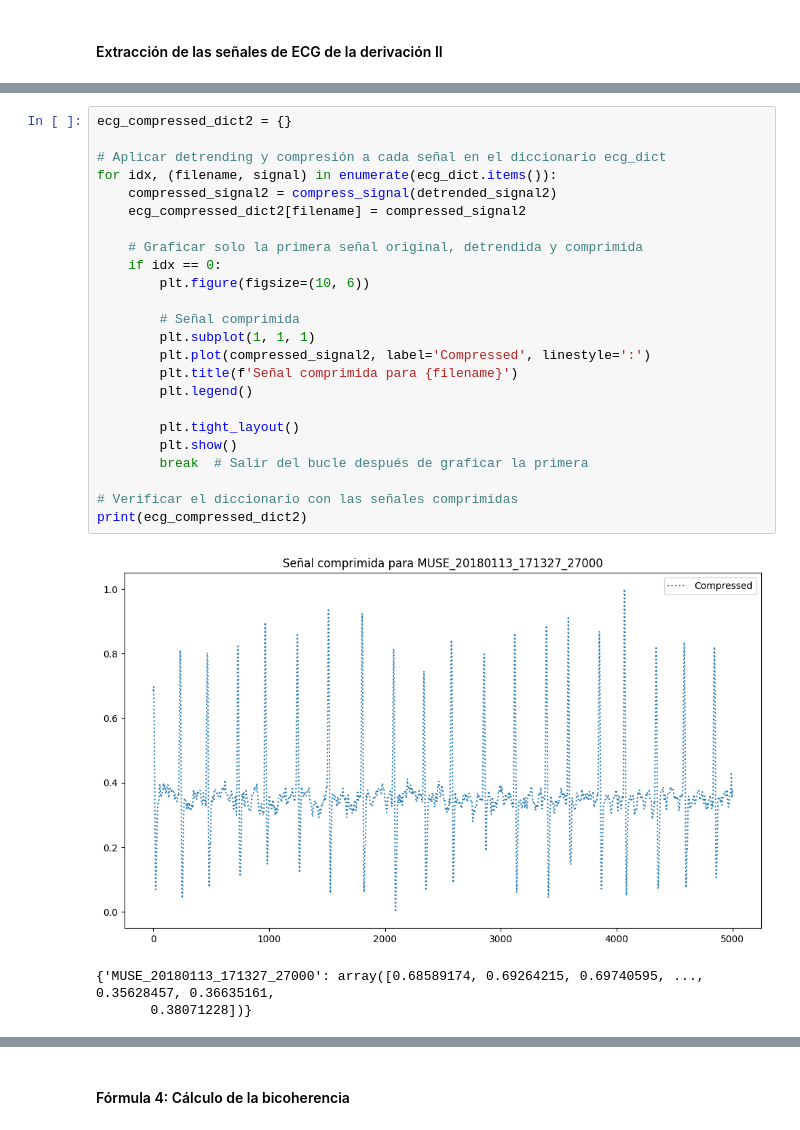
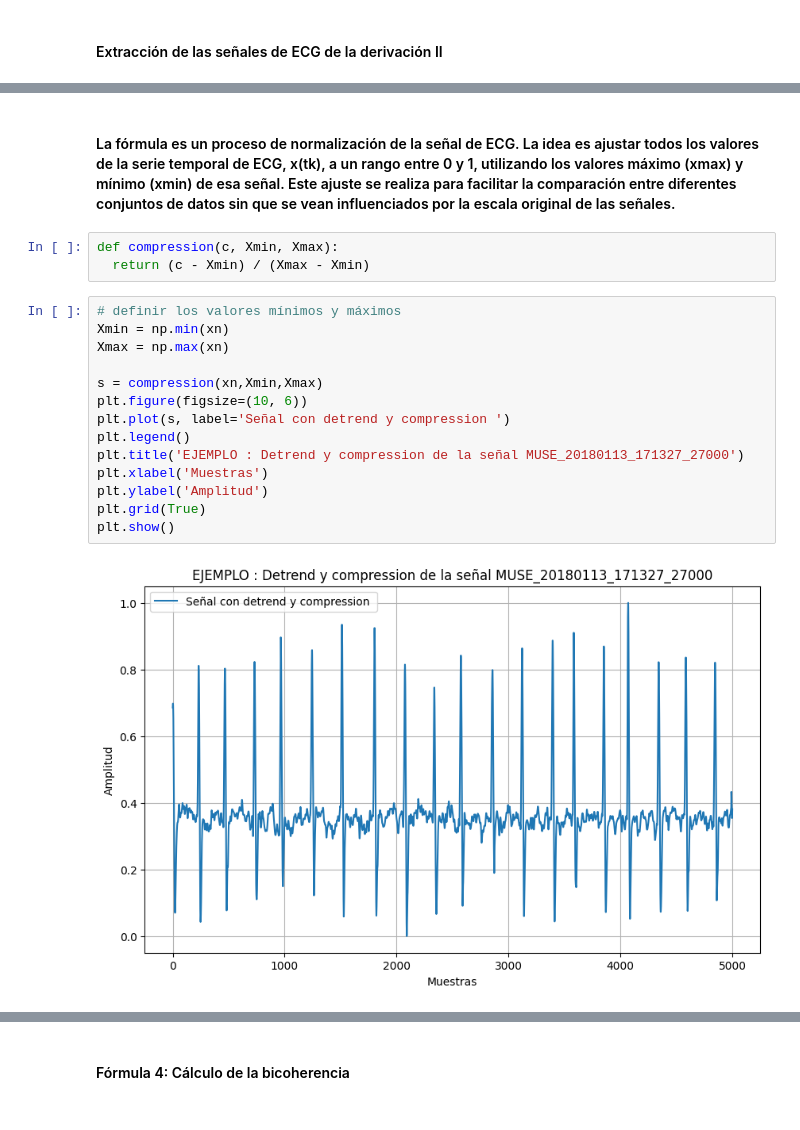
Before and after one commit to juandayo001/Biose-ales_20242, a Jupyter notebook: proyecto2biosenales.ipynb, the cells around one changed output, grey strips where cells are left out. Drawn from its saved outputs; the diff is of its cells as text.

```diff
--- a/proyecto2biosenales.ipynb
+++ b/proyecto2biosenales.ipynb
@@ -238,28 +142,21 @@ print(ecg_detrended_dict2)
-# %%
-ecg_compressed_dict2 = {}
-
-# Aplicar detrending y compresión a cada señal en el diccionario ecg_dict
-for idx, (filename, signal) in enumerate(ecg_dict.items()):
-    compressed_signal2 = compress_signal(detrended_signal2)
-    ecg_compressed_dict2[filename] = compressed_signal2
-
-    # Graficar solo la primera señal original, detrendida y comprimida
-    if idx == 0:
-        plt.figure(figsize=(10, 6))
-
-        # Señal comprimida
-        plt.subplot(1, 1, 1)
-        plt.plot(compressed_signal2, label='Compressed', linestyle=':')
-        plt.title(f'Señal comprimida para {filename}')
-        plt.legend()
-
-        plt.tight_layout()
-        plt.show()
-        break  # Salir del bucle después de graficar la primera
-
-# Verificar el diccionario con las señales comprimidas
-print(ecg_compressed_dict2)
-# %% [output]
-[figure, removed]
-{'MUSE_20180113_171327_27000': array([0.68589174, 0.69264215, 0.69740595, ..., 0.35628457, 0.36635161,
-       0.38071228])}
+# %% [markdown]
+#### La fórmula es un proceso de normalización de la señal de ECG. La idea es ajustar todos los valores de la serie temporal de ECG, x(tk), a un rango entre 0 y 1, utilizando los valores máximo (xmax) y mínimo (xmin) de esa señal. Este ajuste se realiza para facilitar la comparación entre diferentes conjuntos de datos sin que se vean influenciados por la escala original de las señales.
+# %%
+def compression(c, Xmin, Xmax):
+  return (c - Xmin) / (Xmax - Xmin)
+# %%
+# definir los valores mínimos y máximos
+Xmin = np.min(xn)
+Xmax = np.max(xn)
+
+s = compression(xn,Xmin,Xmax)
+plt.figure(figsize=(10, 6))
+plt.plot(s, label='Señal con detrend y compression ')
+plt.legend()
+plt.title('EJEMPLO : Detrend y compression de la señal MUSE_20180113_171327_27000')
+plt.xlabel('Muestras')
+plt.ylabel('Amplitud')
+plt.grid(True)
+plt.show()
+# %% [output]
+[figure, added]
```
Also changed, not shown: parts of 28 cells of this notebook.
